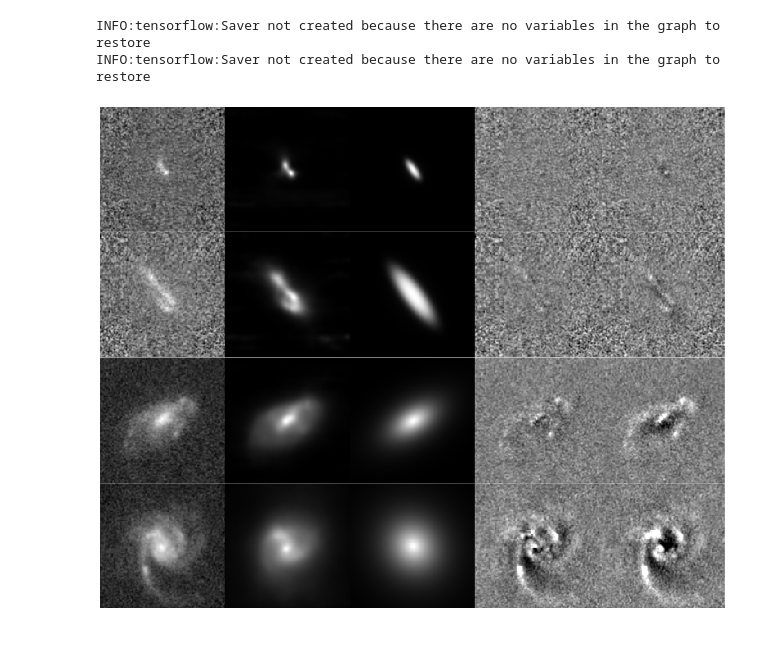
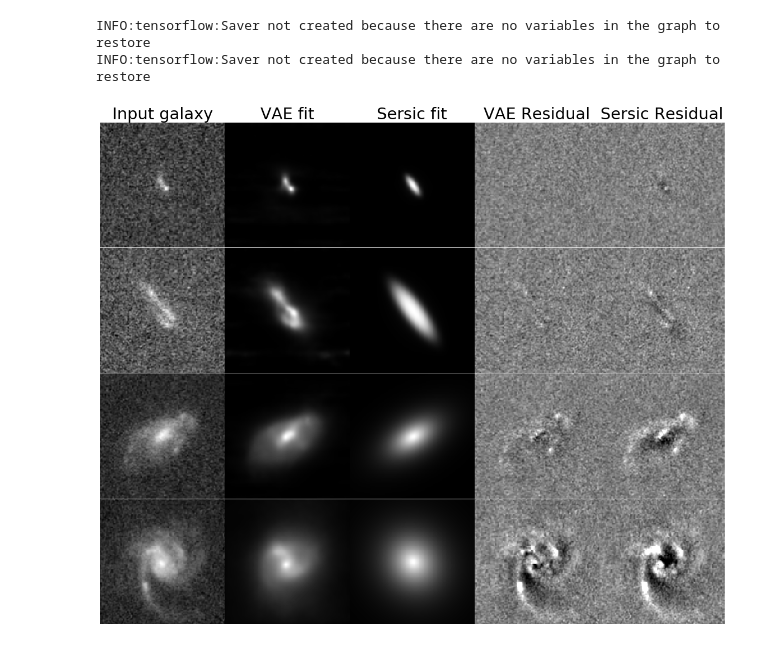
Before and after one commit to McWilliamsCenter/deep_galaxy_models, a Jupyter notebook: Figure_autoencode.ipynb, the cells around one changed output. Cells and saved outputs as stored; diff of their text form; code cells hidden in the pictures.

```diff
--- a/Figure_autoencode.ipynb
+++ b/Figure_autoencode.ipynb
@@ -34,6 +34,7 @@ indices = [81201, 80252, 80203,  81353,80315,
            81200, 80203, 81211, 80001, 81202, 81263, 80505, 80003]
 # %%
 b=1
+rcParams.update({'font.size': 24})
 figure(figsize=(20,16.5))
 for j in range(4):
     im_real = galsim.ImageF(STAMP_SIZE, STAMP_SIZE, scale=PIXEL_SCALE)
@@ -45,7 +46,7 @@ for j in range(4):
     i = indices[j]
 
     # Drawing galaxy from cosmos
-    gal = cosmos_cat.makeGalaxy(i, gal_type='real')
+    gal = cosmos_cat.makeGalaxy(i, gal_type='real', noise_pad_size=0.8*PIXEL_SCALE*STAMP_SIZE)
     psf = gal.original_psf
     real = galsim.Convolve(psf, gal)
     real.drawImage(im_real, method='no_pixel');
@@ -62,31 +63,41 @@ for j in range(4):
     # Drawing galaxy from parametric model
     param_gal = cosmos_cat.makeGalaxy(i, gal_type='parametric')
     param = galsim.Convolve(psf, param_gal)
     param.drawImage(im_param, method='no_pixel');
 
     subplot(4,5,1+j*5)
     imshow(arcsinh(50*im_real.array[b:-b,b:-b]), cmap='gray')
+    if j == 0:
+        title('Input galaxy')
     axis('off')
 
     subplot(4,5,2+j*5)
     imshow(arcsinh(50*im_sim.array[b:-b,b:-b]), cmap='gray', vmin=0)
     axis('off')
+    if j == 0:
+        title('VAE fit')
 
     subplot(4,5,3+j*5)
     imshow(arcsinh(50*im_param.array[b:-b,b:-b]), cmap='gray', vmin=0)
     axis('off')
+    if j == 0:
+        title('Sersic fit')
 
     subplot(4,5,4+j*5)
     imshow(im_real.array[b:-b,b:-b] - im_sim.array[b:-b,b:-b], cmap='gray', vmin=-0.02, vmax=0.02)
     axis('off');
+    if j == 0:
+        title('VAE Residual')
 
     subplot(4,5,5+j*5)
     imshow(im_real.array[b:-b,b:-b] - im_param.array[b:-b,b:-b], cmap='gray', vmin=-0.02, vmax=0.02)
     axis('off');
+    if j == 0:
+        title('Sersic Residual')
 
     subplots_adjust(wspace=0, hspace=0)
 
 subplots_adjust(wspace=0, hspace=0)
 savefig('Figures/Figure_autoencode.pdf',bbox_inches='tight')
 # %% [output]
-[figure, old version]
+[figure, new version]
```
Also changed, not shown: 5 other files.
